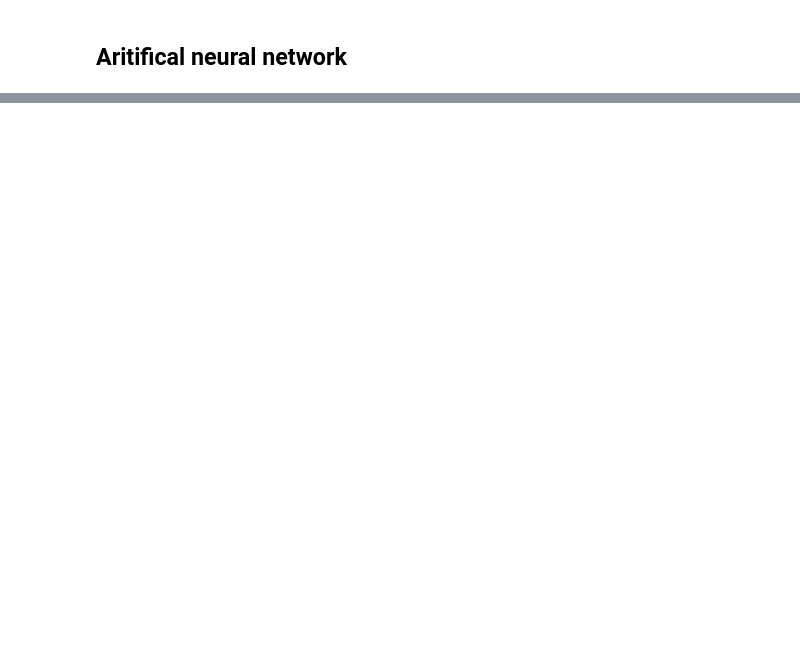
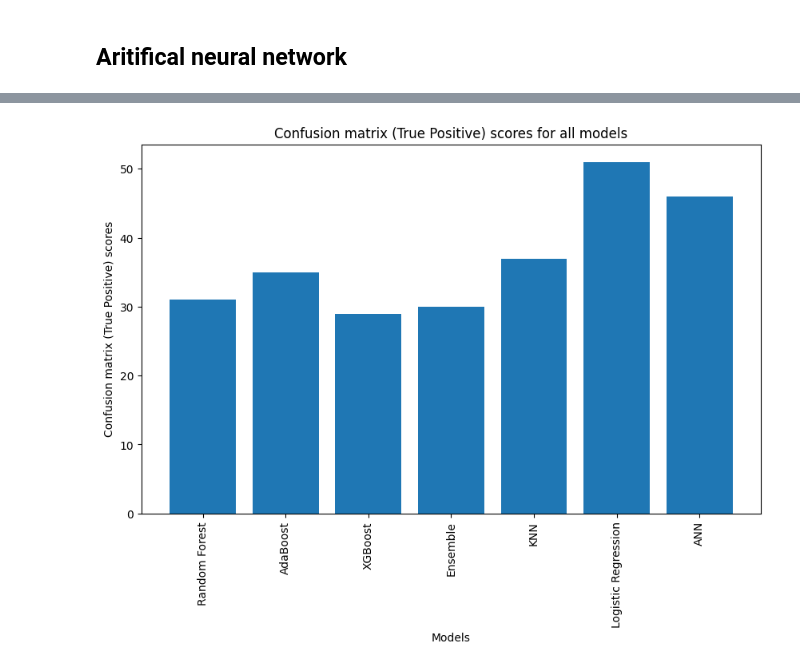
Before and after one commit to VedanshiShah7/Machine-Learning-In-Finance, a Jupyter notebook: Final Project/final_project.ipynb, the cells around one changed output, grey strips where cells are left out. Drawn from its saved outputs; the diff is of its cells as text; code cells hidden in the pictures; blank space fills up the shorter version.

```diff
--- a/Final Project/final_project.ipynb
+++ b/Final Project/final_project.ipynb
@@ -982,0 +1046,11 @@ df_smote
+# %%
+# plot all the false positives
+plt.figure(figsize=(10, 6))
+plt.bar(df_smote['model'], df_smote['tp'], label = 'True Positive')
+plt.title('Confusion matrix (True Positive) scores for all models')
+plt.xlabel('Models')
+plt.ylabel('Confusion matrix (True Positive) scores')
+plt.xticks(rotation=90)
+plt.show()
+# %% [output]
+[figure, added]
```
Also changed, not shown: parts of 34 cells of this notebook, 1 other file.
